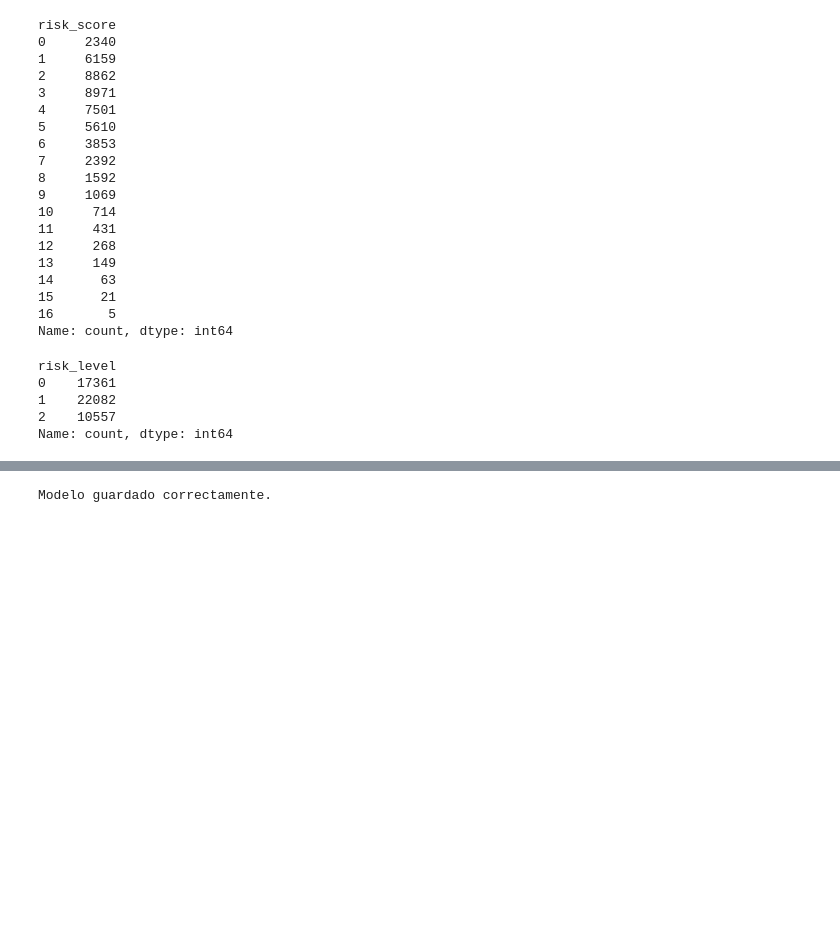
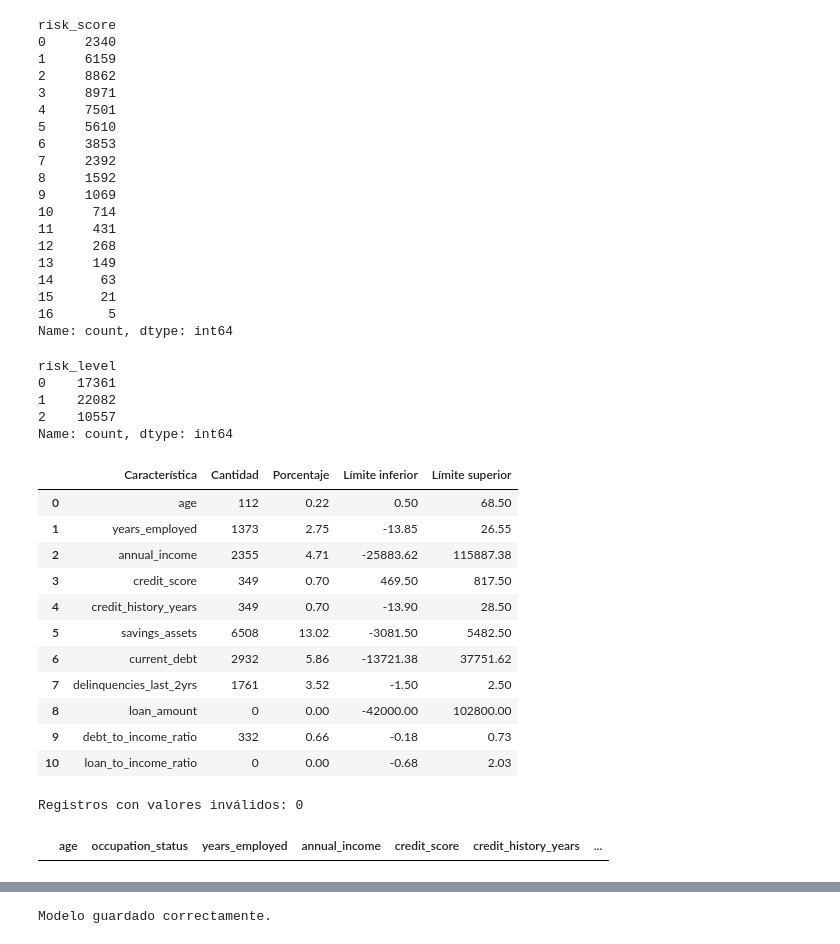
Before and after one commit to jossbc/proyecto-final-IA, a Jupyter notebook: notebook/laurie.ipynb, the cells around one changed output, grey strips where cells are left out. Saved outputs shown, nothing was run; the diff lists cells and outputs as text; code cells hidden in the pictures; blank space fills up the shorter version.

```diff
--- a/notebook/laurie.ipynb
+++ b/notebook/laurie.ipynb
@@ -200,3 +200,79 @@ risk_level
 1    22082
 2    10557
 Name: count, dtype: int64
+# %%
+numeric_columns = [
+    'age',
+    'years_employed',
+    'annual_income',
+    'credit_score',
+    'credit_history_years',
+    'savings_assets',
+    'current_debt',
+    'delinquencies_last_2yrs',
+    'loan_amount',
+    'debt_to_income_ratio',
+    'loan_to_income_ratio'
+]
+
+outlier_summary = []
+
+for column in numeric_columns:
+    Q1 = df_laurie[column].quantile(0.25)
+    Q3 = df_laurie[column].quantile(0.75)
+    IQR = Q3 - Q1
+
+    li = Q1 - 1.5 * IQR
+    ls = Q3 + 1.5 * IQR
+
+    outliers = df_laurie[
+        (df_laurie[column] < li) |
+        (df_laurie[column] > ls)
+    ]
+
+    outlier_summary.append({
+        'Característica': column,
+        'Cantidad': len(outliers),
+        'Porcentaje': round(len(outliers) / len(df_laurie) * 100, 2),
+        'Límite inferior': round(li, 2),
+        'Límite superior': round(ls, 2)
+    })
+
+outlier_summary = pd.DataFrame(outlier_summary)
+outlier_summary
+# %% [output]
+|  | Característica | Cantidad | Porcentaje | Límite inferior | Límite superior |
+| 0 | age | 112 | 0.22 | 0.50 | 68.50 |
+| 1 | years_employed | 1373 | 2.75 | -13.85 | 26.55 |
+| 2 | annual_income | 2355 | 4.71 | -25883.62 | 115887.38 |
+| 3 | credit_score | 349 | 0.70 | 469.50 | 817.50 |
+| 4 | credit_history_years | 349 | 0.70 | -13.90 | 28.50 |
+| 5 | savings_assets | 6508 | 13.02 | -3081.50 | 5482.50 |
+| 6 | current_debt | 2932 | 5.86 | -13721.38 | 37751.62 |
+| 7 | delinquencies_last_2yrs | 1761 | 3.52 | -1.50 | 2.50 |
+| 8 | loan_amount | 0 | 0.00 | -42000.00 | 102800.00 |
+| 9 | debt_to_income_ratio | 332 | 0.66 | -0.18 | 0.73 |
+| 10 | loan_to_income_ratio | 0 | 0.00 | -0.68 | 2.03 |
+# %%
+invalid_values = df_laurie[
+    (df_laurie['age'] < 18) |
+    (df_laurie['years_employed'] < 0) |
+    (df_laurie['annual_income'] <= 0) |
+    (df_laurie['credit_score'] < 300) |
+    (df_laurie['credit_score'] > 850) |
+    (df_laurie['credit_history_years'] < 0) |
+    (df_laurie['savings_assets'] < 0) |
+    (df_laurie['current_debt'] < 0) |
+    (df_laurie['defaults_on_file'] < 0) |
+    (df_laurie['delinquencies_last_2yrs'] < 0) |
+    (df_laurie['derogatory_marks'] < 0) |
+    (df_laurie['loan_amount'] <= 0) |
+    (df_laurie['debt_to_income_ratio'] < 0) |
+    (df_laurie['loan_to_income_ratio'] < 0)
+]
+
+print('Registros con valores inválidos:', len(invalid_values))
+invalid_values
+# %% [output]
+Registros con valores inválidos: 0
+|  | age | occupation_status | years_employed | annual_income | credit_score | credit_history_years | ... |
```
Also changed, not shown: parts of 9 cells of this notebook, 10 other files.
